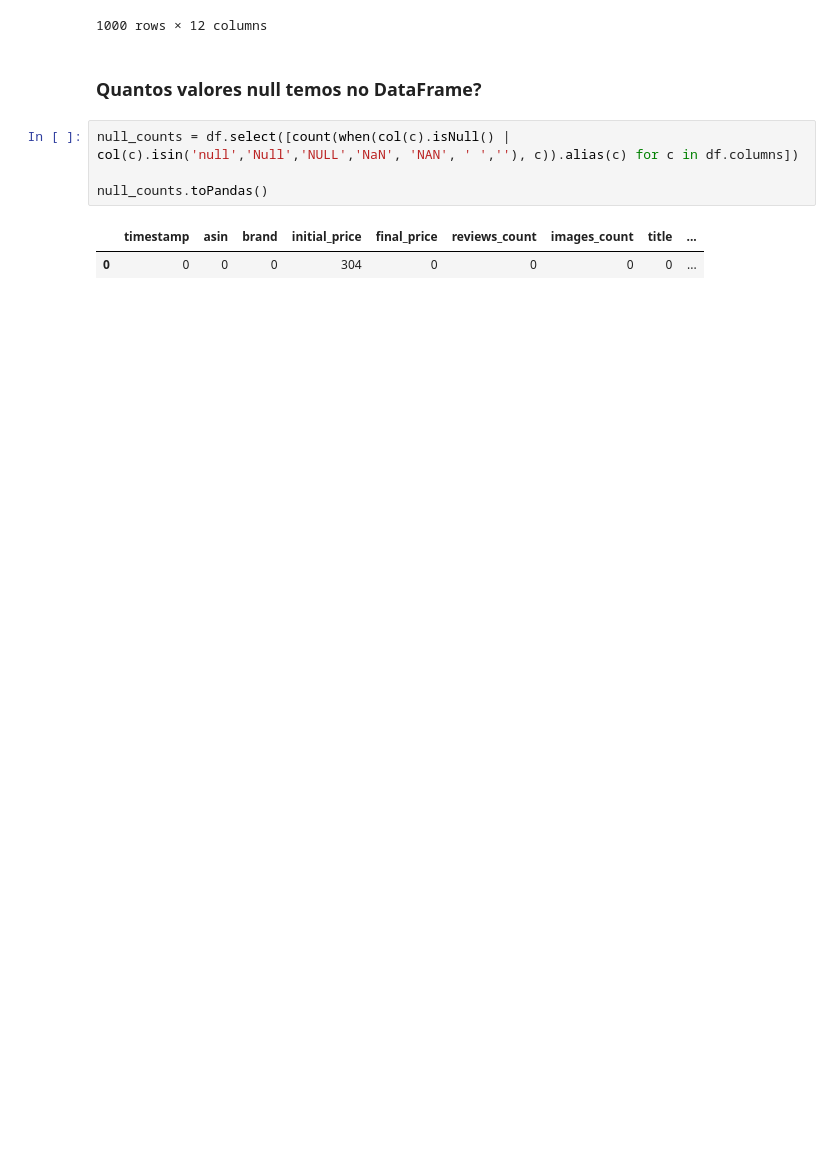
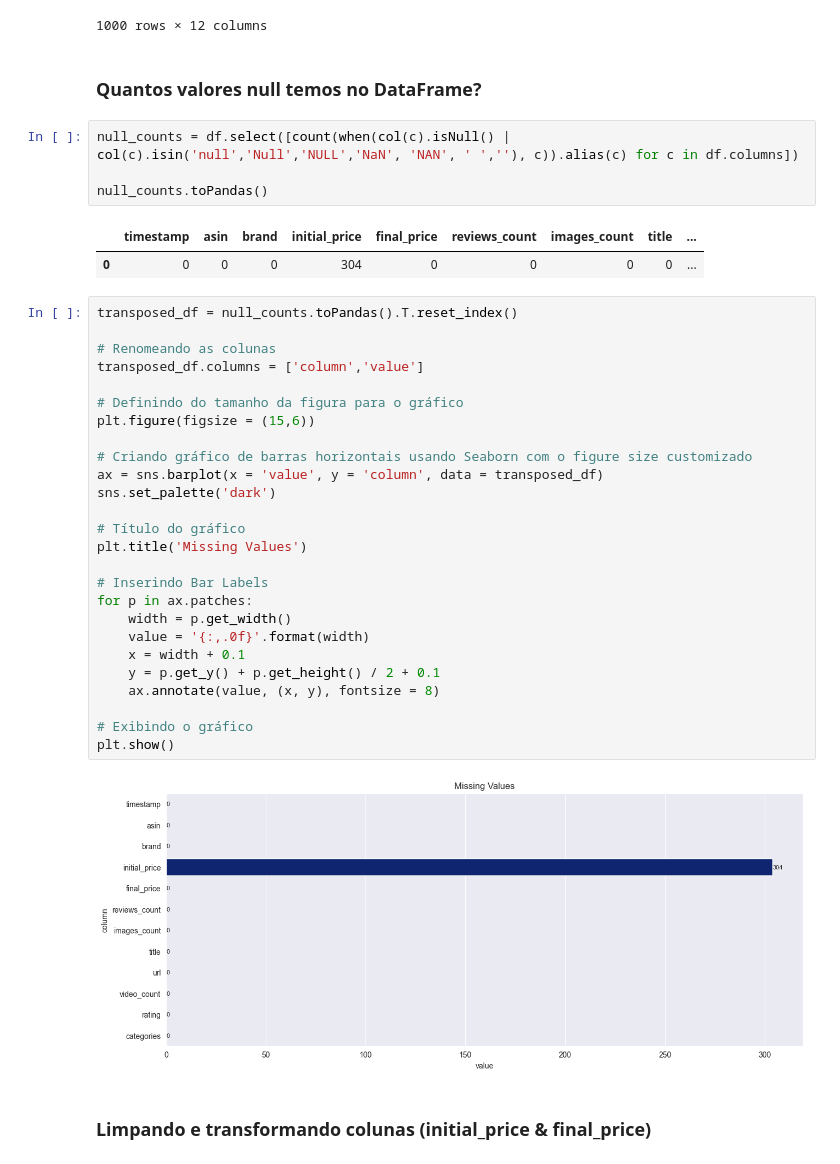
Before and after one commit to caioypaulino/Projet-BigData_Analytics_PySpark, a Jupyter notebook: big_data_analytics.ipynb, the cells around one changed output. Saved outputs shown, nothing was run; the diff lists cells and outputs as text; blank space fills up the shorter version.

Commit message:
Limpando e transformando colunas (initial_price & final_price)

```diff
--- a/big_data_analytics.ipynb
+++ b/big_data_analytics.ipynb
@@ -191,3 +191,33 @@ null_counts.toPandas()
 # %% [output]
 |  | timestamp | asin | brand | initial_price | final_price | reviews_count | images_count | title | ... |
 | 0 | 0 | 0 | 0 | 304 | 0 | 0 | 0 | 0 | ... |
+# %%
+transposed_df = null_counts.toPandas().T.reset_index()
+
+# Renomeando as colunas
+transposed_df.columns = ['column','value']
+
+# Definindo do tamanho da figura para o gráfico
+plt.figure(figsize = (15,6))
+
+# Criando gráfico de barras horizontais usando Seaborn com o figure size customizado
+ax = sns.barplot(x = 'value', y = 'column', data = transposed_df)
+sns.set_palette('dark')
+
+# Título do gráfico
+plt.title('Missing Values')
+
+# Inserindo Bar Labels
+for p in ax.patches:
+    width = p.get_width()
+    value = '{:,.0f}'.format(width)
+    x = width + 0.1
+    y = p.get_y() + p.get_height() / 2 + 0.1
+    ax.annotate(value, (x, y), fontsize = 8)
+
+# Exibindo o gráfico
+plt.show()
+# %% [output]
+[figure, added]
+# %% [markdown]
+### Limpando e transformando colunas (initial_price & final_price)
```
Also changed, not shown: parts of 6 cells of this notebook.
